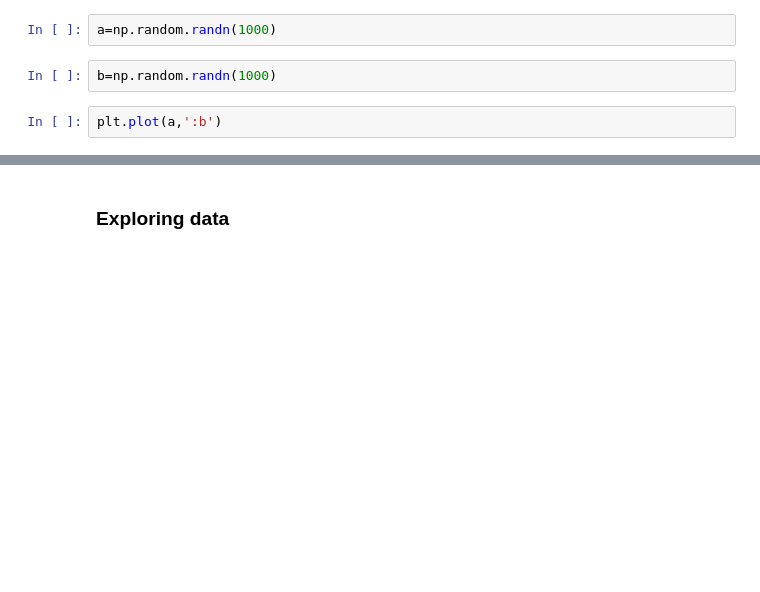
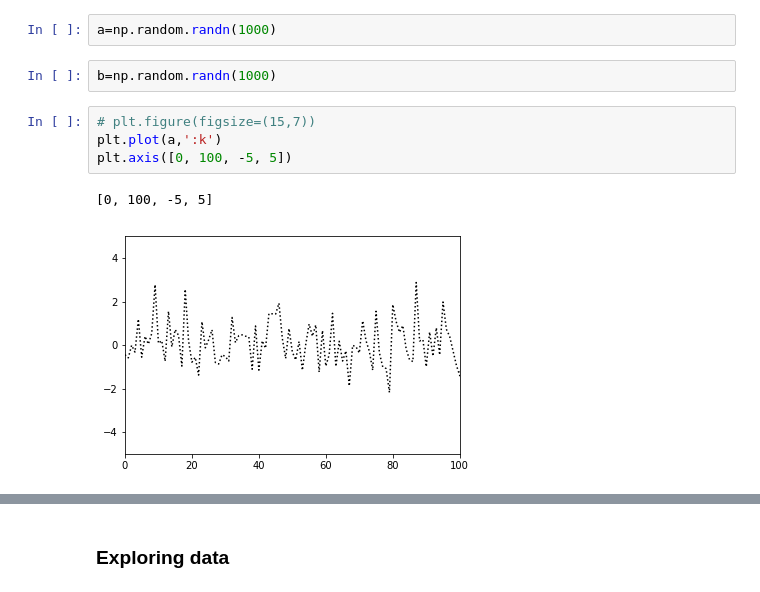
Before and after one commit to shahabeddin/GEC_Lab_IntroLevel, a Jupyter notebook: GEC_Level1_Lab1.ipynb, the cells around one changed output, grey strips where cells are left out. Drawn from its saved outputs; the diff is of its cells as text; blank space fills up the shorter version.

```diff
--- a/GEC_Level1_Lab1.ipynb
+++ b/GEC_Level1_Lab1.ipynb
@@ -137,6 +477,11 @@ from matplotlib import pyplot as plt
 a=np.random.randn(1000)
 # %%
 b=np.random.randn(1000)
-# %%
-plt.plot(a,':b')
+# %%
+# plt.figure(figsize=(15,7))
+plt.plot(a,':k')
+plt.axis([0, 100, -5, 5])
+# %% [output]
+[0, 100, -5, 5]
+[figure, added]
 # %%
```
Also changed, not shown: parts of 95 cells of this notebook.
